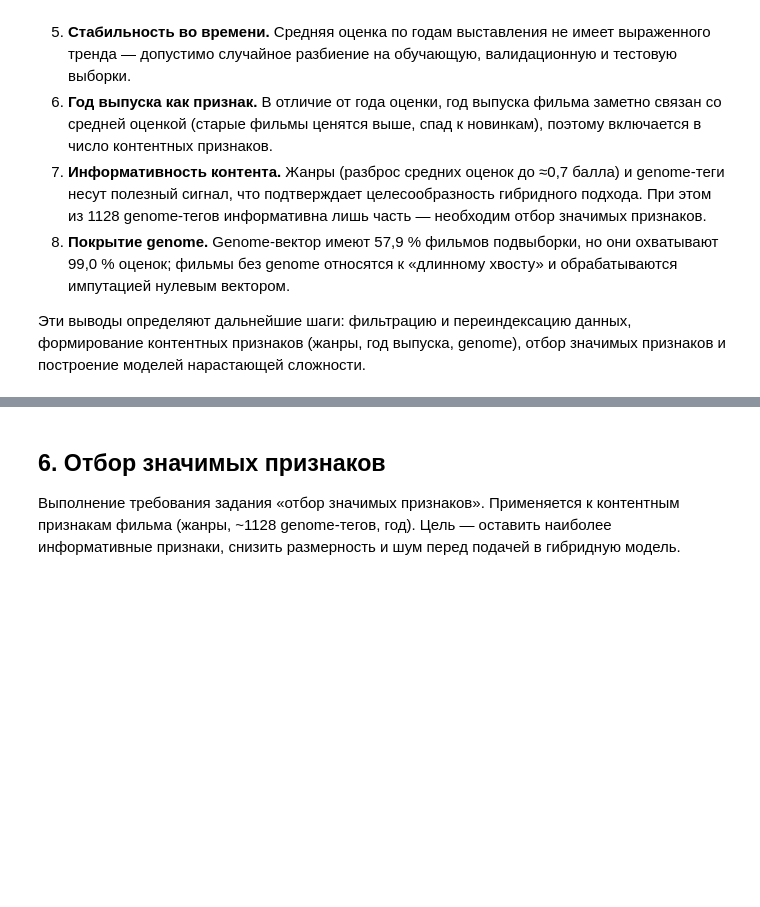
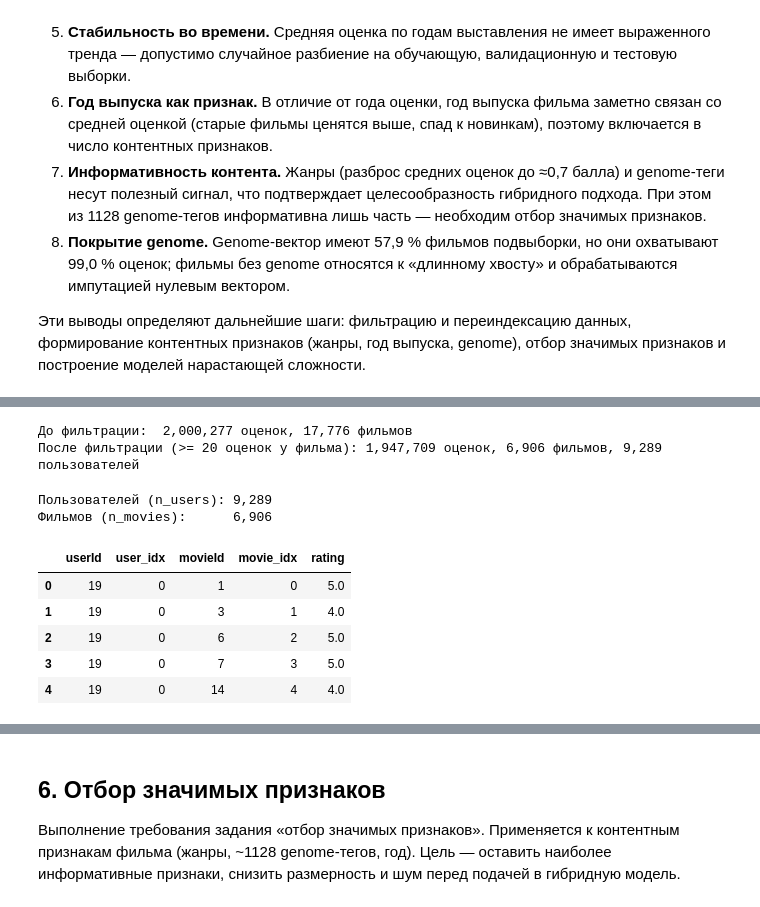
Before and after one commit to OlyuninVyacheslav/movie_rating, a Jupyter notebook: movie_rating.ipynb, the cells around one changed output, grey strips where cells are left out. Saved outputs shown, nothing was run; the diff lists cells and outputs as text; code cells hidden in the pictures; blank space fills up the shorter version.

```diff
--- a/movie_rating.ipynb
+++ b/movie_rating.ipynb
@@ -714,0 +733,53 @@ dtype: int64
+# %%
+# --- Фильтрация редко оцениваемых фильмов ---
+# EDA показал "длинный хвост": у половины фильмов меньше 9 оценок. Такие
+# фильмы дают ненадёжный сигнал и усиливают проблему холодного старта.
+# Оставляем фильмы с числом оценок >= MIN_MOVIE_RATINGS. (Пользователи уже
+# отфильтрованы по активности в разделе 3.)
+
+movie_counts = ratings["movieId"].value_counts()
+popular_movies = movie_counts.index[movie_counts >= MIN_MOVIE_RATINGS]
+
+print(f"До фильтрации:  {len(ratings):,} оценок, "
+      f"{ratings['movieId'].nunique():,} фильмов")
+
+ratings = ratings[ratings["movieId"].isin(popular_movies)].reset_index(drop=True)
+
+print(f"После фильтрации (>= {MIN_MOVIE_RATINGS} оценок у фильма): "
+      f"{len(ratings):,} оценок, {ratings['movieId'].nunique():,} фильмов, "
+      f"{ratings['userId'].nunique():,} пользователей")
+# %% [output]
+До фильтрации:  2,000,277 оценок, 17,776 фильмов
+После фильтрации (>= 20 оценок у фильма): 1,947,709 оценок, 6,906 фильмов, 9,289 пользователей
+# %%
+# --- Переиндексация идентификаторов ---
+# Слои эмбеддингов в PyTorch требуют непрерывные индексы [0..N). Исходные
+# userId/movieId разрежены (с пропусками), поэтому строим словари
+# соответствия "исходный id -> индекс" (и обратные — для интерпретации).
+
+unique_users = ratings["userId"].unique()
+unique_movies = ratings["movieId"].unique()
+
+user2idx = {uid: i for i, uid in enumerate(unique_users)}
+movie2idx = {mid: i for i, mid in enumerate(unique_movies)}
+idx2user = {i: uid for uid, i in user2idx.items()}
+idx2movie = {i: mid for mid, i in movie2idx.items()}
+
+# Добавляем колонки с непрерывными индексами
+ratings["user_idx"] = ratings["userId"].map(user2idx).astype("int32")
+ratings["movie_idx"] = ratings["movieId"].map(movie2idx).astype("int32")
+
+n_users = len(user2idx)
+n_movies = len(movie2idx)
+print(f"Пользователей (n_users): {n_users:,}")
+print(f"Фильмов (n_movies):      {n_movies:,}")
+ratings[["userId", "user_idx", "movieId", "movie_idx", "rating"]].head()
+# %% [output]
+Пользователей (n_users): 9,289
+Фильмов (n_movies):      6,906
+|  | userId | user_idx | movieId | movie_idx | rating |
+| 0 | 19 | 0 | 1 | 0 | 5.0 |
+| 1 | 19 | 0 | 3 | 1 | 4.0 |
+| 2 | 19 | 0 | 6 | 2 | 5.0 |
+| 3 | 19 | 0 | 7 | 3 | 5.0 |
+| 4 | 19 | 0 | 14 | 4 | 4.0 |
```
Also changed, not shown: parts of 12 cells of this notebook, 1 other file.
